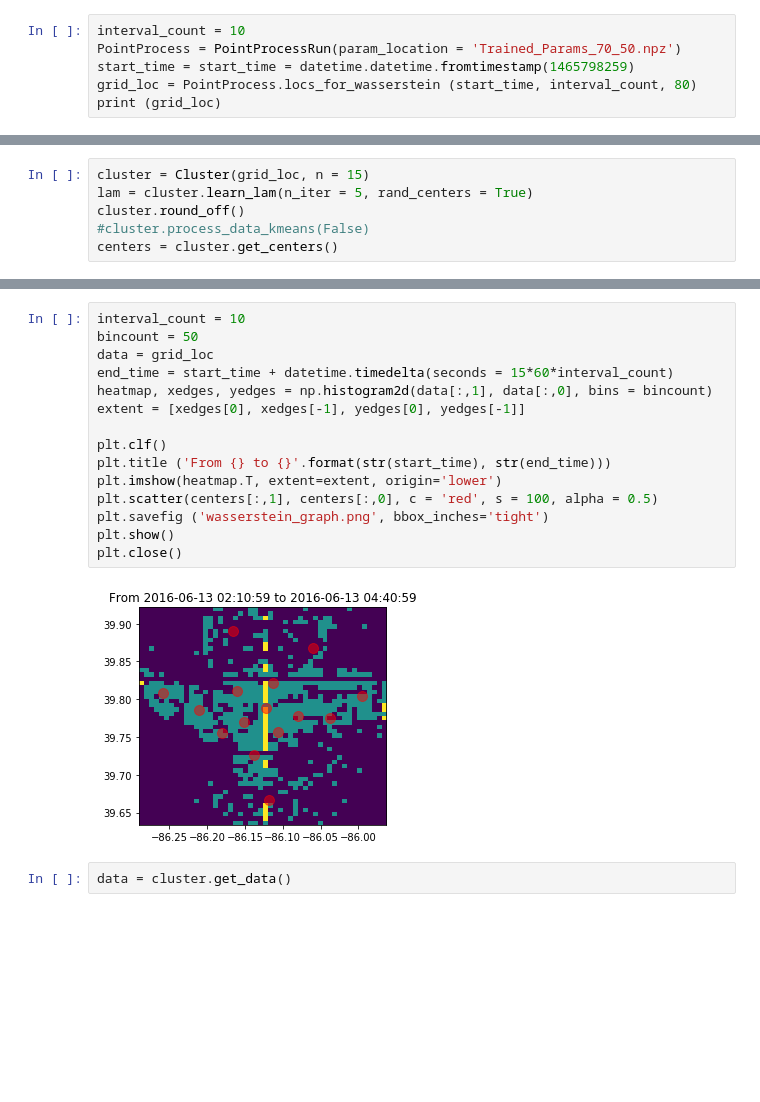
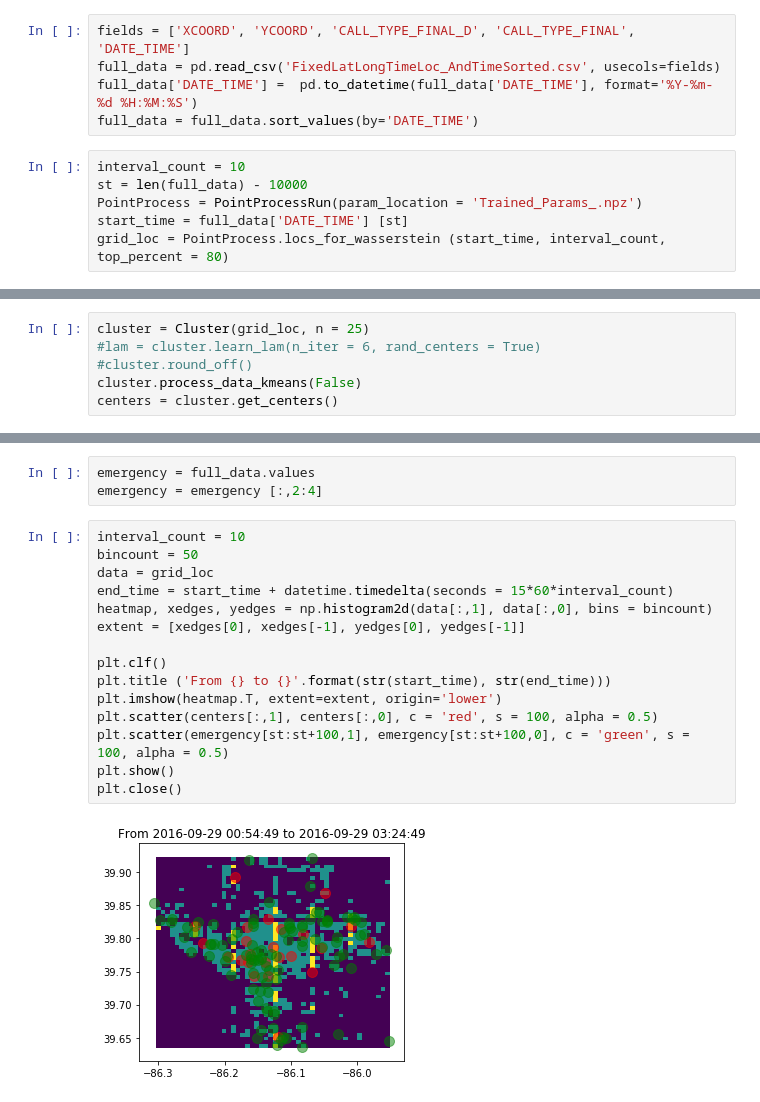
Before and after one commit to rjhosler/IUPUI-REU, a Jupyter notebook: Response Time.ipynb, the cells around one changed output, grey strips where cells are left out. Drawn from its saved outputs; the diff is of its cells as text; blank space fills up the shorter version.

```diff
--- a/Response Time.ipynb
+++ b/Response Time.ipynb
@@ -12,9 +12,14 @@ from PointProcess_ import PointProcessRun
 from wasserstein import Cluster
 from numpy import array
 from scipy import linalg as la
+# %%
+fields = ['XCOORD', 'YCOORD', 'CALL_TYPE_FINAL_D', 'CALL_TYPE_FINAL', 'DATE_TIME']
+full_data = pd.read_csv('FixedLatLongTimeLoc_AndTimeSorted.csv', usecols=fields)
+full_data['DATE_TIME'] =  pd.to_datetime(full_data['DATE_TIME'], format='%Y-%m-%d %H:%M:%S')
+full_data = full_data.sort_values(by='DATE_TIME')
 # %%
 interval_count = 10
-PointProcess = PointProcessRun(param_location = 'Trained_Params_70_50.npz')
-start_time = start_time = datetime.datetime.fromtimestamp(1465798259)
-grid_loc = PointProcess.locs_for_wasserstein (start_time, interval_count, 80)
-print (grid_loc)
+st = len(full_data) - 10000
+PointProcess = PointProcessRun(param_location = 'Trained_Params_.npz')
+start_time = full_data['DATE_TIME'] [st]
+grid_loc = PointProcess.locs_for_wasserstein (start_time, interval_count, top_percent = 80)
@@ -29,6 +26,6 @@ print (grid_loc)
 # %%
-cluster = Cluster(grid_loc, n = 15)
-lam = cluster.learn_lam(n_iter = 5, rand_centers = True)
-cluster.round_off()
-#cluster.process_data_kmeans(False)
+cluster = Cluster(grid_loc, n = 25)
+#lam = cluster.learn_lam(n_iter = 6, rand_centers = True)
+#cluster.round_off()
+cluster.process_data_kmeans(False)
 centers = cluster.get_centers()
@@ -42,19 +121,20 @@ Iteration:  3
+# %%
+emergency = full_data.values
+emergency = emergency [:,2:4]
 # %%
 interval_count = 10
 bincount = 50
 data = grid_loc
 end_time = start_time + datetime.timedelta(seconds = 15*60*interval_count)
 heatmap, xedges, yedges = np.histogram2d(data[:,1], data[:,0], bins = bincount)
 extent = [xedges[0], xedges[-1], yedges[0], yedges[-1]]
 
 plt.clf()
 plt.title ('From {} to {}'.format(str(start_time), str(end_time)))
 plt.imshow(heatmap.T, extent=extent, origin='lower')
 plt.scatter(centers[:,1], centers[:,0], c = 'red', s = 100, alpha = 0.5)
-plt.savefig ('wasserstein_graph.png', bbox_inches='tight')
+plt.scatter(emergency[st:st+100,1], emergency[st:st+100,0], c = 'green', s = 100, alpha = 0.5)
 plt.show()
 plt.close()
 # %% [output]
-[figure, old version]
+[figure, new version]
-# %%
-data = cluster.get_data()
```
Also changed, not shown: parts of 18 cells of this notebook.
